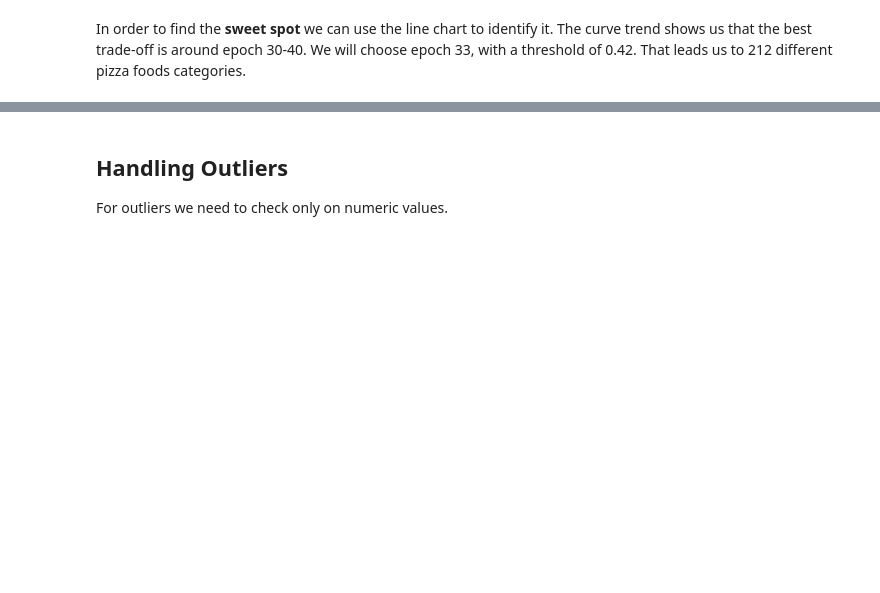
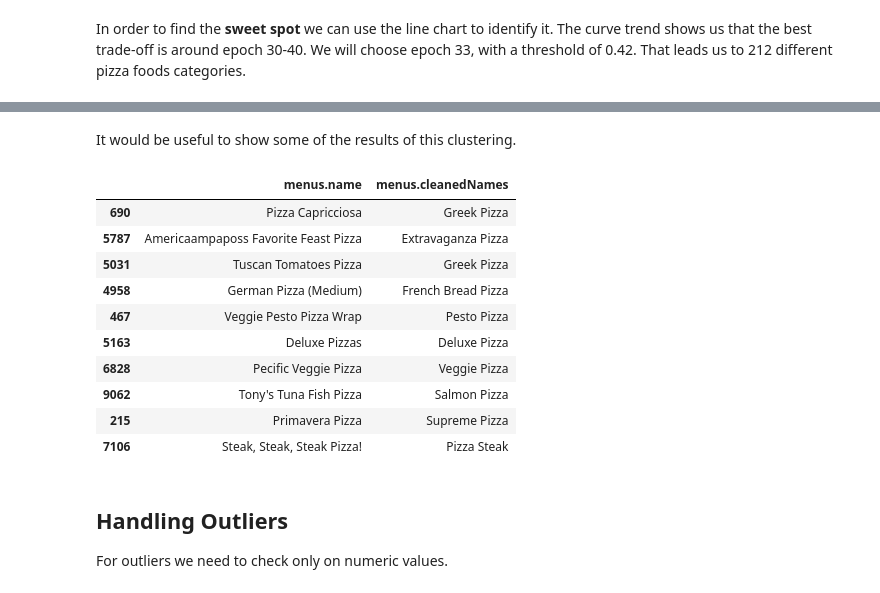
Before and after one commit to emanuelegaliano/Fundamentals-of-Data-Analysis, a Jupyter notebook: progetto.ipynb, the cells around one changed output, grey strips where cells are left out. Saved outputs shown, nothing was run; the diff lists cells and outputs as text; code cells hidden in the pictures; blank space fills up the shorter version.

```diff
--- a/progetto.ipynb
+++ b/progetto.ipynb
@@ -476,3 +477,36 @@ Unique cleaned menu names: 214
+# %% [markdown]
+It would be useful to show some of the results of this clustering.
+# %%
+df.columns = df.columns.str.strip()
+
+col_old = "menus.name"
+col_new = "menus.cleanedNames"
+
+mapping = (
+    df[[col_old, col_new]]
+    .dropna()
+    .drop_duplicates()
+)
+
+# tieni solo i casi in cui c'è stata davvero una trasformazione
+changed = mapping[mapping[col_old] != mapping[col_new]]
+
+# prendi 5 esempi qualsiasi
+examples = changed.sample(n=20, random_state=42)
+
+examples
+# %% [output]
+|  | menus.name | menus.cleanedNames |
+| 690 | Pizza Capricciosa | Greek Pizza |
+| 5787 | Americaampaposs Favorite Feast Pizza | Extravaganza Pizza |
+| 5031 | Tuscan Tomatoes Pizza | Greek Pizza |
+| 4958 | German Pizza (Medium) | French Bread Pizza |
+| 467 | Veggie Pesto Pizza Wrap | Pesto Pizza |
+| 5163 | Deluxe Pizzas | Deluxe Pizza |
+| 6828 | Pecific Veggie Pizza | Veggie Pizza |
+| 9062 | Tony's Tuna Fish Pizza | Salmon Pizza |
+| 215 | Primavera Pizza | Supreme Pizza |
+| 7106 | Steak, Steak, Steak Pizza! | Pizza Steak |
 # %% [markdown]
 ## Handling Outliers
 For outliers we need to check only on numeric values.
```
Also changed, not shown: parts of 10 cells of this notebook, 29 other files.
